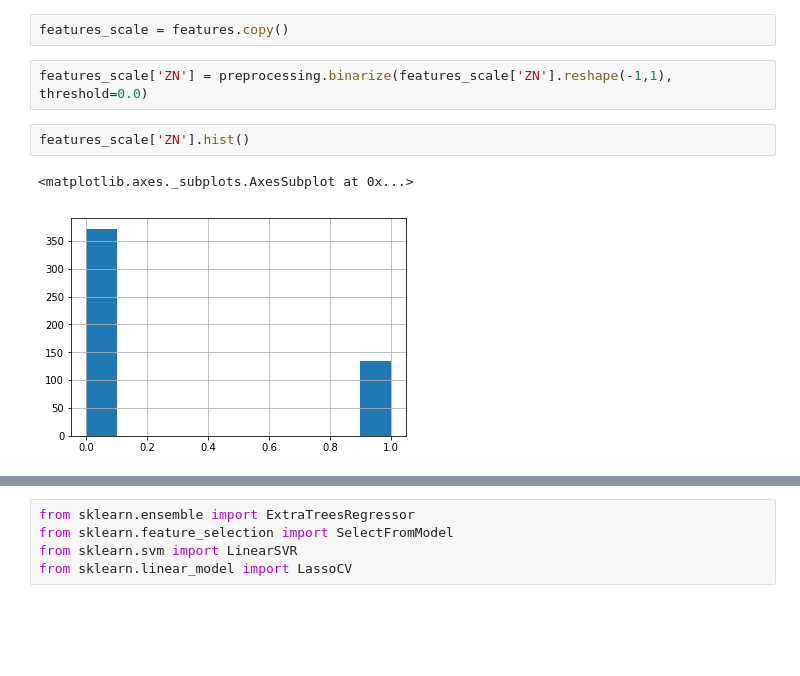
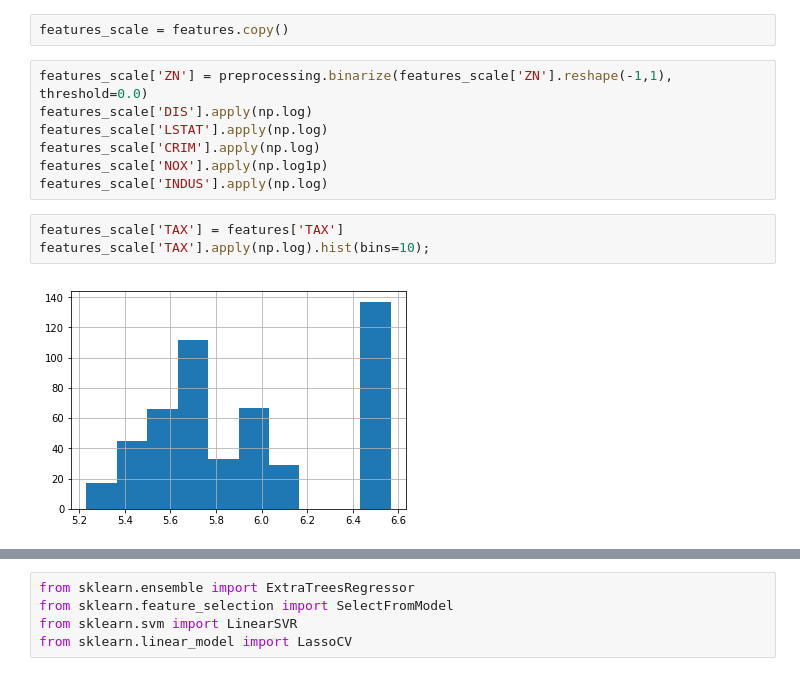
Before and after one commit to Tashwini12/Boston-Housing, a Jupyter notebook: boston_housing.ipynb, the cells around one changed output, grey strips where cells are left out. Drawn from its saved outputs; the diff is of its cells as text; blank space fills up the shorter version.

```diff
--- a/boston_housing.ipynb
+++ b/boston_housing.ipynb
@@ -536,10 +536,15 @@ features2.hist(bins=30, figsize=(16,16));
 features_scale = features.copy()
 # %%
 features_scale['ZN'] = preprocessing.binarize(features_scale['ZN'].reshape(-1,1), threshold=0.0)
+features_scale['DIS'].apply(np.log)
+features_scale['LSTAT'].apply(np.log)
+features_scale['CRIM'].apply(np.log)
+features_scale['NOX'].apply(np.log1p)
+features_scale['INDUS'].apply(np.log)
-# %%
-features_scale['ZN'].hist()
-# %% [output]
-<matplotlib.axes._subplots.AxesSubplot at 0x...>
-[figure, removed]
+# %%
+features_scale['TAX'] = features['TAX']
+features_scale['TAX'].apply(np.log).hist(bins=10);
+# %% [output]
+[figure, added]
 # %%
 #features_scale['AGE'] = robust.fit_transform(features_scale['AGE'])
```
Also changed, not shown: parts of 1 cell of this notebook.
